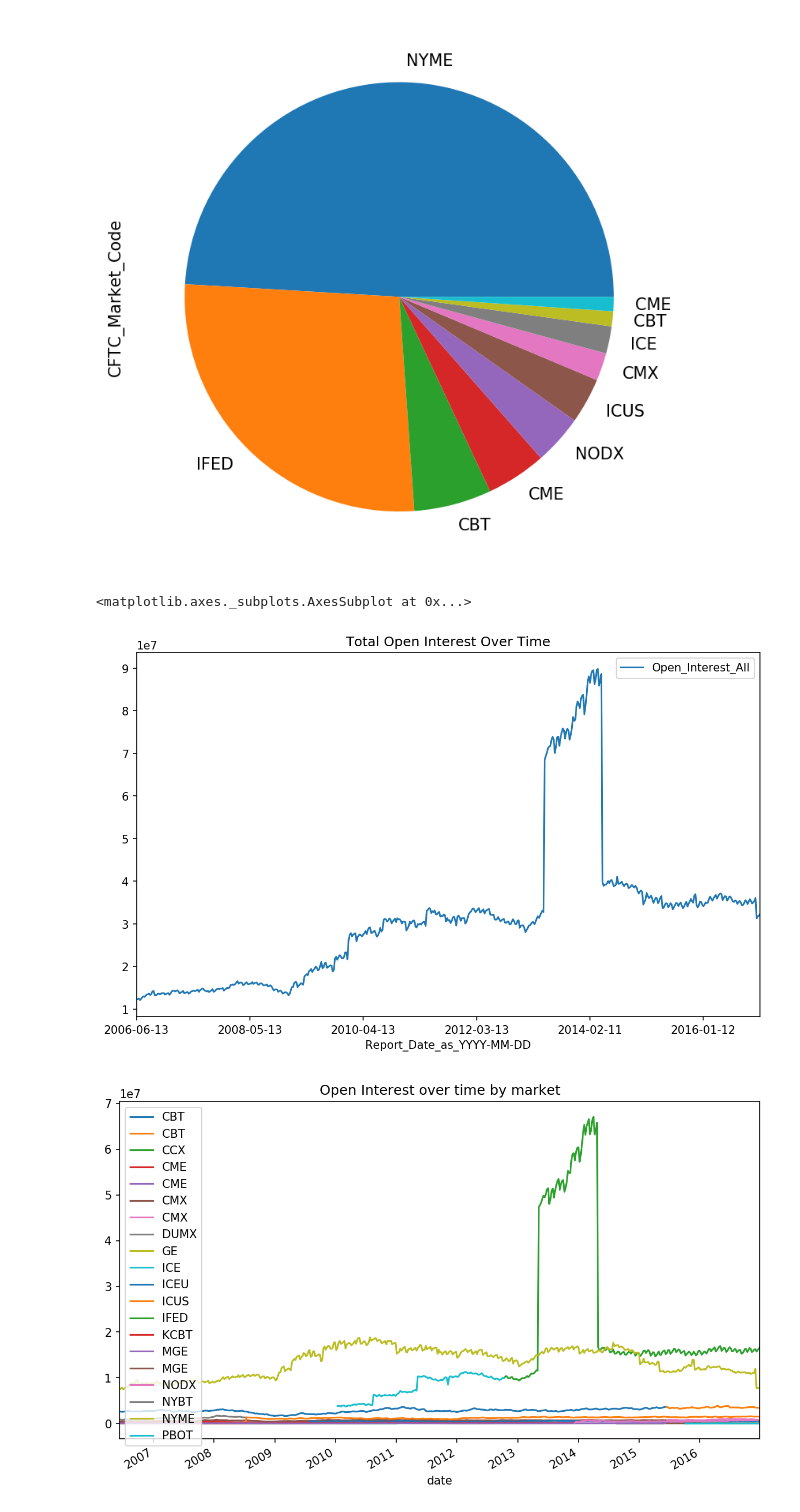
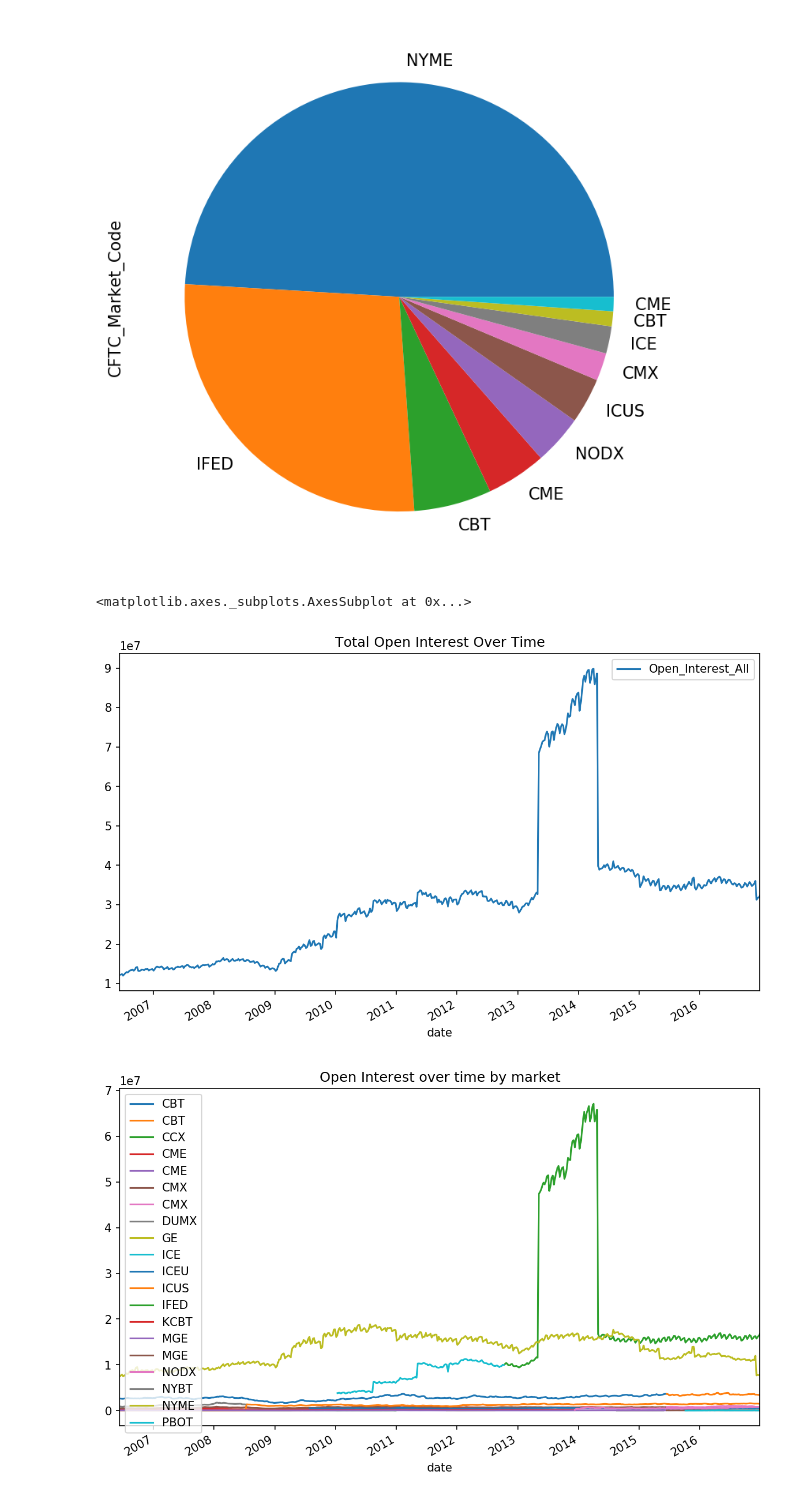
Before and after one commit to gvacaliuc/thehotcommodity, a Jupyter notebook: notebooks/ryan_k-eda.ipynb, the cells around one changed output. Drawn from its saved outputs; the diff is of its cells as text; code cells hidden in the pictures.

```diff
--- a/notebooks/ryan_k-eda.ipynb
+++ b/notebooks/ryan_k-eda.ipynb
@@ -108,11 +108,12 @@ df['CFTC_Market_Code'].value_counts()[:10].plot.pie()
 <matplotlib.axes._subplots.AxesSubplot at 0x...>
 [figure]
 # %%
-sorted_data = df.sort_values('Report_Date_as_YYYY-MM-DD')
-grouped_data = sorted_data.groupby('Report_Date_as_YYYY-MM-DD')
-grouped_data['Open_Interest_All'].sum().plot(title="Total Open Interest Over Time",legend=True)
+df['date'] = pd.to_datetime(df['Report_Date_as_YYYY-MM-DD'])
+df = df.sort_values('date')
+date_groups = df.groupby('date')
+date_groups['Open_Interest_All'].sum().plot(title="Total Open Interest Over Time",legend=True)
 # %% [output]
 <matplotlib.axes._subplots.AxesSubplot at 0x...>
-[figure, old version]
+[figure, new version]
 # %%
 # Plot by market
```
Also changed, not shown: parts of 3 cells of this notebook.
